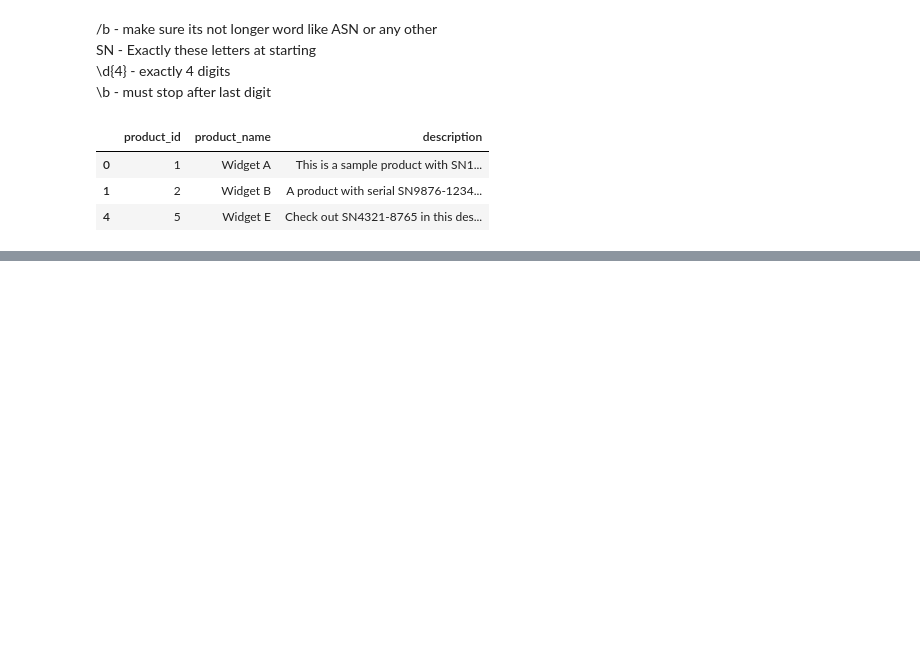
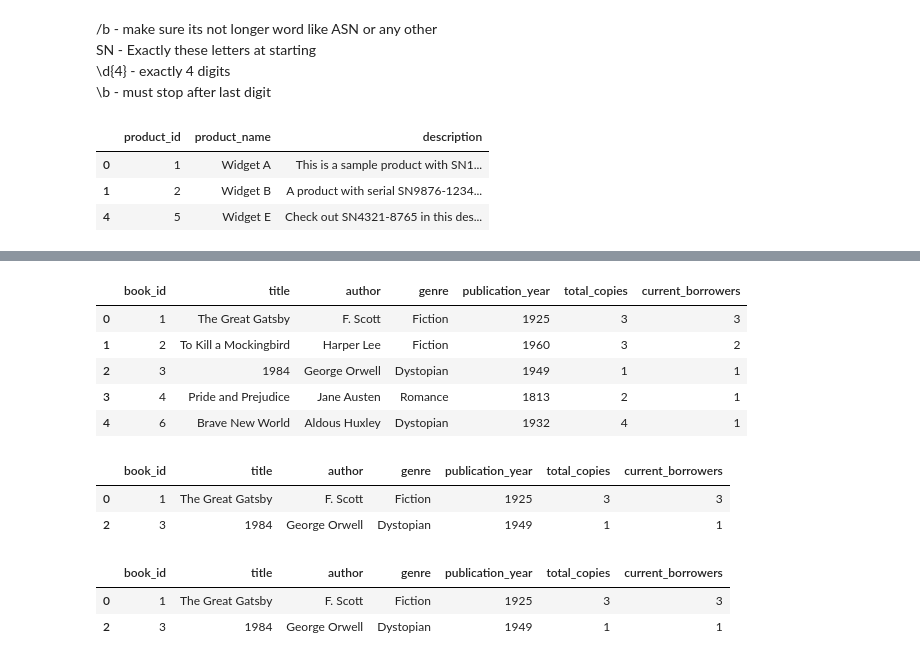
Before and after one commit to Swap-20/Leetcode-Pandas, a Jupyter notebook: Leetcode_Panda.ipynb, the cells around one changed output, grey strips where cells are left out. Saved outputs shown, nothing was run; the diff lists cells and outputs as text; code cells hidden in the pictures; blank space fills up the shorter version.

```diff
--- a/Leetcode_Panda.ipynb
+++ b/Leetcode_Panda.ipynb
@@ -1210,0 +1273,4 @@ filter_data
+# %%
+# Counting current borrowing per book
+borrow_counts = currently_borrowed.groupby('book_id')['borrower_name'].count().reset_index()
+borrow_counts
@@ -1210,0 +1284,4 @@ filter_data
+# %%
+# renaming column name
+borrow_counts.rename(columns={'borrower_name': 'current_borrowers'}, inplace=True)
+borrow_counts
@@ -1210,0 +1295,27 @@ filter_data
+# %%
+# Merging table to get total copies
+merged = pd.merge(library_books, borrow_counts, on='book_id')
+merged
+# %% [output]
+|  | book_id | title | author | genre | publication_year | total_copies | current_borrowers |
+| 0 | 1 | The Great Gatsby | F. Scott | Fiction | 1925 | 3 | 3 |
+| 1 | 2 | To Kill a Mockingbird | Harper Lee | Fiction | 1960 | 3 | 2 |
+| 2 | 3 | 1984 | George Orwell | Dystopian | 1949 | 1 | 1 |
+| 3 | 4 | Pride and Prejudice | Jane Austen | Romance | 1813 | 2 | 1 |
+| 4 | 6 | Brave New World | Aldous Huxley | Dystopian | 1932 | 4 | 1 |
+# %%
+# All copies are borrowed (tptal_copies - current_borrowers)
+fully_borrowed_books = merged[merged['total_copies'] == merged['current_borrowers']]
+fully_borrowed_books
+# %% [output]
+|  | book_id | title | author | genre | publication_year | total_copies | current_borrowers |
+| 0 | 1 | The Great Gatsby | F. Scott | Fiction | 1925 | 3 | 3 |
+| 2 | 3 | 1984 | George Orwell | Dystopian | 1949 | 1 | 1 |
+# %%
+# Sorting by question
+result = fully_borrowed_books.sort_values(by=['current_borrowers','title'],ascending=[False, True])
+result
+# %% [output]
+|  | book_id | title | author | genre | publication_year | total_copies | current_borrowers |
+| 0 | 1 | The Great Gatsby | F. Scott | Fiction | 1925 | 3 | 3 |
+| 2 | 3 | 1984 | George Orwell | Dystopian | 1949 | 1 | 1 |
```
Also changed, not shown: parts of 6 cells of this notebook.
